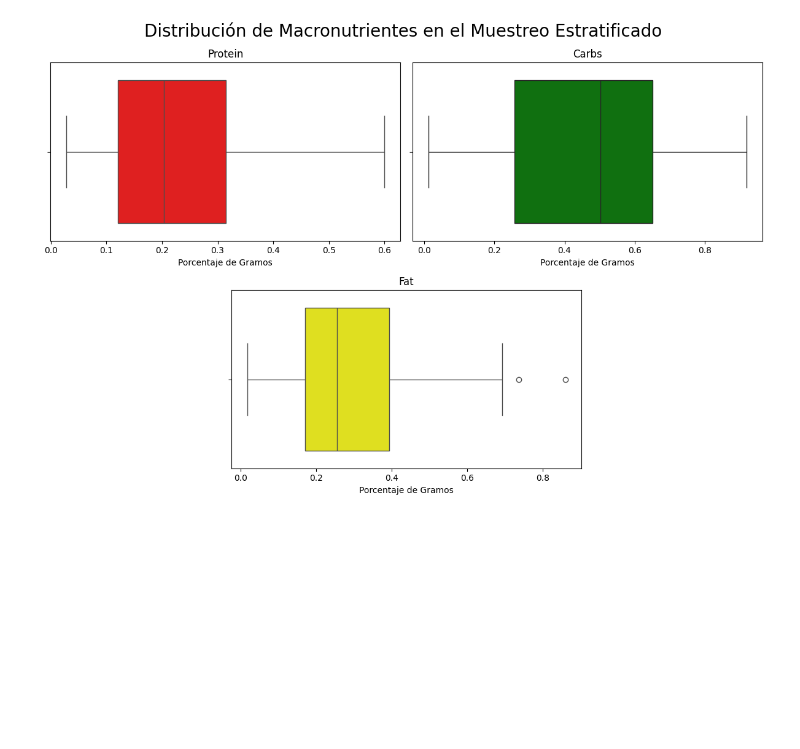
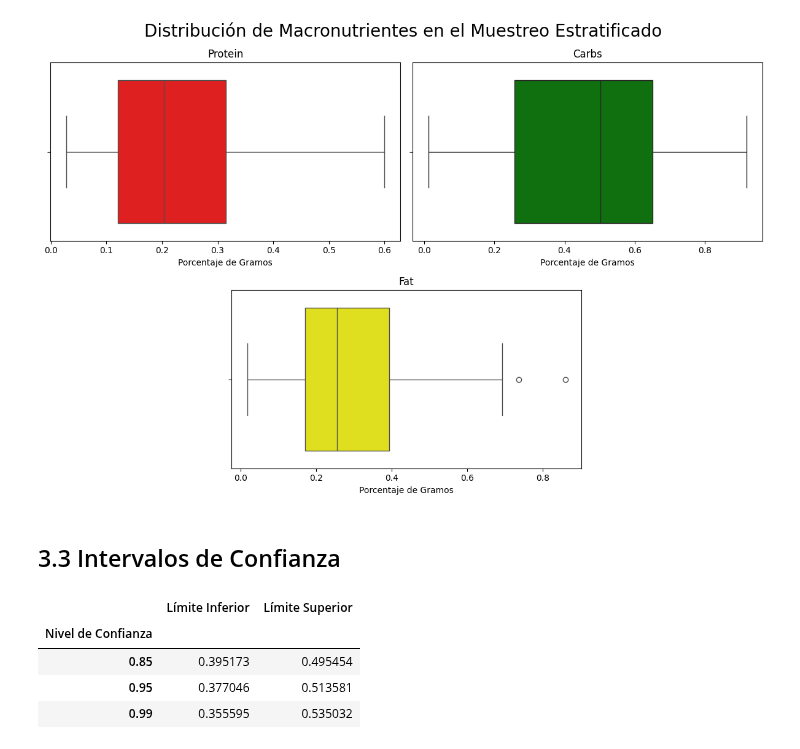
Before and after one commit to alexisuaguilaru/Analysis_Nutritional_Information, a Jupyter notebook: Documentation/AlexisAguilar_Reporte.ipynb, the cells around one changed output. Saved outputs shown, nothing was run; the diff lists cells and outputs as text; code cells hidden in the pictures; blank space fills up the shorter version.

Commit message:
ADD intervalos de confianza into ante proyecto and code

```diff
--- a/Documentation/AlexisAguilar_Reporte.ipynb
+++ b/Documentation/AlexisAguilar_Reporte.ipynb
@@ -117,6 +123,33 @@ def ZScores_Sample(Sample:pd.DataFrame,Variable:str) -> pd.DataFrame:
 
     summary_data = np.concat([values.unique()[:,None],z_scores.unique()[:,None]],axis=1)
     return pd.DataFrame(summary_data,columns=['Value','ZScore'])
+# %%
+def Show_ConfidenceIntervals(Data_Sample:np.ndarray,ConfidenceLevels:list[float],ConfidenceIntervalConstruct:Callable) -> pd.DataFrame:
+    """
+        Función para construir una tabla para mostrar
+        los resultados de los intervalos de confianza
+        construidos en base a ciertos niveles de
+        confianza y construcción
+    """
+    confidence_intervals = []
+    for confidence_level in ConfidenceLevels:
+        confidence_interval = ConfidenceIntervalConstruct(Data_Sample,confidence_level)
+        confidence_intervals.append((confidence_level,*confidence_interval))
+
+    table_results = pd.DataFrame(confidence_intervals,columns=['Nivel de Confianza','Límite Inferior','Límite Superior'])
+    return table_results.set_index('Nivel de Confianza')
+
+def ConfidenceIntervalPopulationMean(Data_Sample:np.ndarray,Confidence:float) -> tuple[float,float]:
+    """
+        Función para obtener el intervalo de confianza
+        para la media poblacional a partir de una confianza
+        dada y un muestreo.
+    """
+    size_sample = Data_Sample.size
+    mean_sample = np.mean(Data_Sample)
+    std_sample = np.std(Data_Sample,ddof=1)
+
+    return norm.interval(Confidence,mean_sample,std_sample/np.sqrt(size_sample))
 # %% [markdown]
 ## 0.2 Carga de Datos
 # %%
@@ -485,3 +518,19 @@ fig , _ = Plot_DistributionMacronutrients(StratifiedSample,Macronutrients)
 fig.suptitle('Distribución de Macronutrientes en el Muestreo Estratificado',size=20);
 # %% [output]
 [figure]
+# %% [markdown]
+## 3.3 Intervalos de Confianza
+# %%
+# Definición de los Niveles de Confianza a usar
+
+ConfidenceLevels = [0.85,0.95,0.99]
+# %%
+# Intervalos de Confianza para la Media Poblacional usando el Muestreo Aleatorio
+
+Show_ConfidenceIntervals(RandomSample['Carbs(g)'],ConfidenceLevels,ConfidenceIntervalPopulationMean)
+# %% [output]
+|  | Límite Inferior | Límite Superior |
+| Nivel de Confianza |  |  |
+| 0.85 | 0.395173 | 0.495454 |
+| 0.95 | 0.377046 | 0.513581 |
+| 0.99 | 0.355595 | 0.535032 |
```
Also changed, not shown: parts of 3 cells of this notebook, 2 other files.
